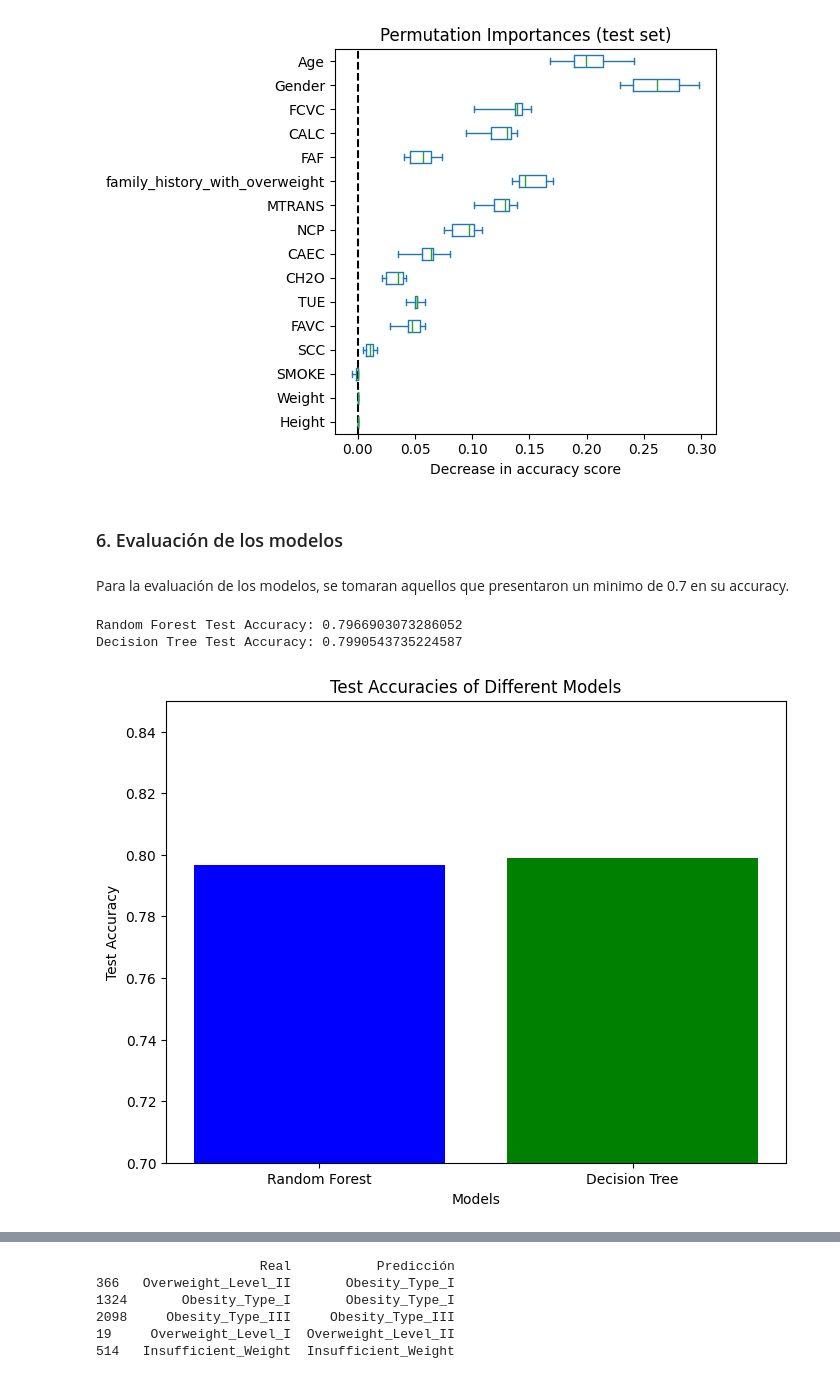
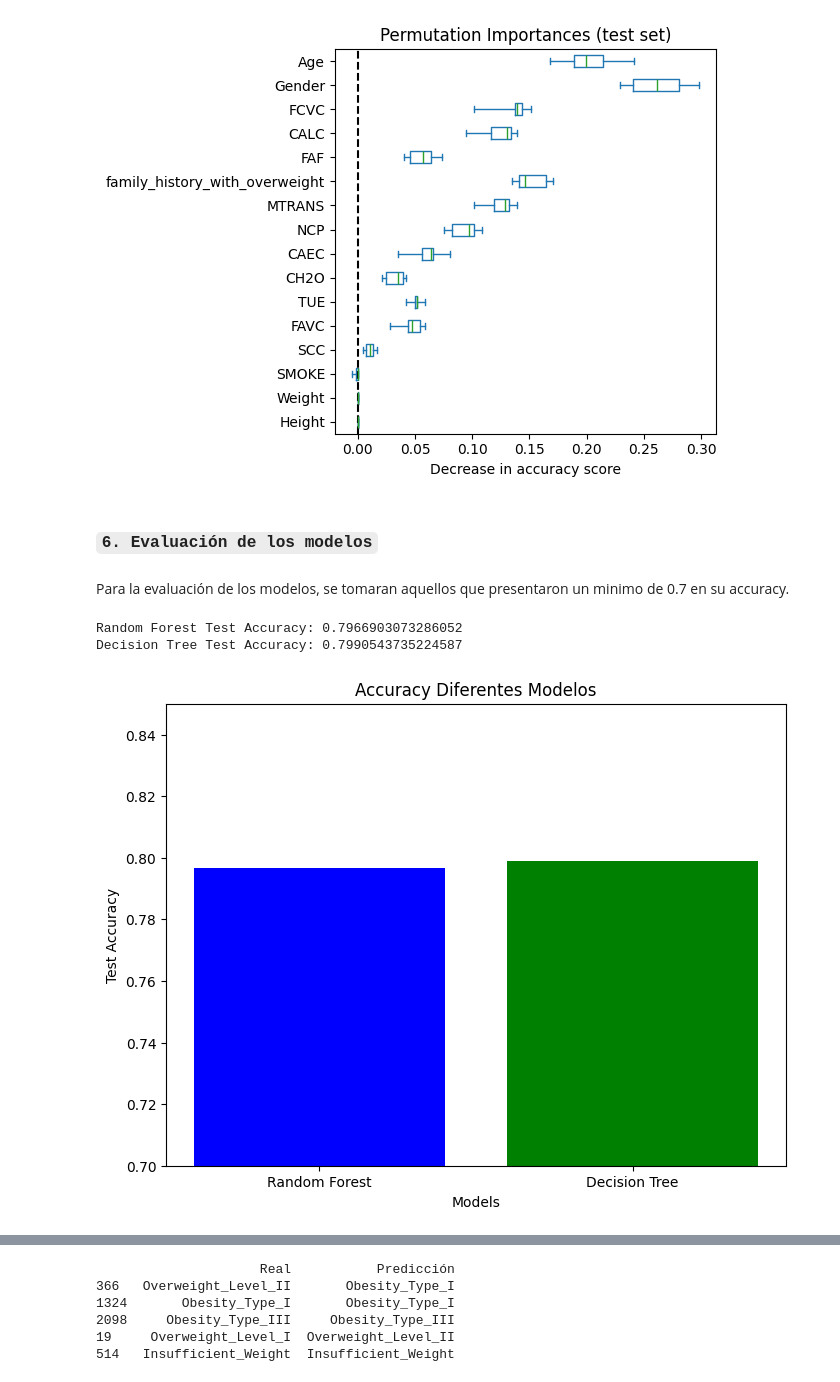
Before and after one commit to JuliethLambrano930/Proyecto_Final, a Jupyter notebook: Notebooks/aprendizaje_supervisado.ipynb, the cells around one changed output, grey strips where cells are left out. Saved outputs shown, nothing was run; the diff lists cells and outputs as text; code cells hidden in the pictures.

```diff
--- a/Notebooks/aprendizaje_supervisado.ipynb
+++ b/Notebooks/aprendizaje_supervisado.ipynb
@@ -419,42 +419,41 @@ ax.figure.tight_layout()
 # %% [output]
 [figure]
 # %% [markdown]
-### 6. Evaluación de los modelos
+### `6. Evaluación de los modelos`
 # %% [markdown]
 Para la evaluación de los modelos, se tomaran aquellos que presentaron un minimo de 0.7 en su accuracy.
 # %%
 Mejor_Modelo_RF = RandomForestClassifier(criterion='entropy', max_depth=None, min_samples_split=2, n_estimators=100, random_state=17)
 Mejor_Modelo_DT = RandomForestClassifier(criterion='entropy', max_depth=13, random_state=17)
 
 # Train the best models on the entire training set
 Mejor_Modelo_RF.fit(Pres.transform(X_train), y_train)
 Mejor_Modelo_DT.fit(Pres.transform(X_train), y_train)
 
 
 # Evaluate the best models on the test set
 RF_test_accuracy = Mejor_Modelo_RF.score(Pres.transform(X_test), y_test)
 DT_test_accuracy = Mejor_Modelo_DT.score(Pres.transform(X_test), y_test)
 
 
 print("Random Forest Test Accuracy:", RF_test_accuracy)
 print("Decision Tree Test Accuracy:", DT_test_accuracy)
 
-import matplotlib.pyplot as plt
 
-# Test accuracies
-models = ['Random Forest', 'Decision Tree']
-accuracies = [RF_test_accuracy, DT_test_accuracy]
+
+Modelos = ['Random Forest', 'Decision Tree']
+Accuracy = [RF_test_accuracy, DT_test_accuracy]
 
 # Create bar plot
 plt.figure(figsize=(8, 6))
-plt.bar(models, accuracies, color=['blue', 'green', 'red'])
+plt.bar(Modelos, Accuracy, color=['blue', 'green', 'red'])
 plt.xlabel('Models')
 plt.ylabel('Test Accuracy')
-plt.title('Test Accuracies of Different Models')
+plt.title('Accuracy Diferentes Modelos')
 plt.ylim(0.7, 0.85)  # Set y-axis limits for better visualization
 plt.show()
 # %% [output]
 Random Forest Test Accuracy: 0.7966903073286052
 Decision Tree Test Accuracy: 0.7990543735224587
-[figure, old version]
+[figure, new version]
 # %% [markdown]
```
Also changed, not shown: parts of 26 cells of this notebook.
